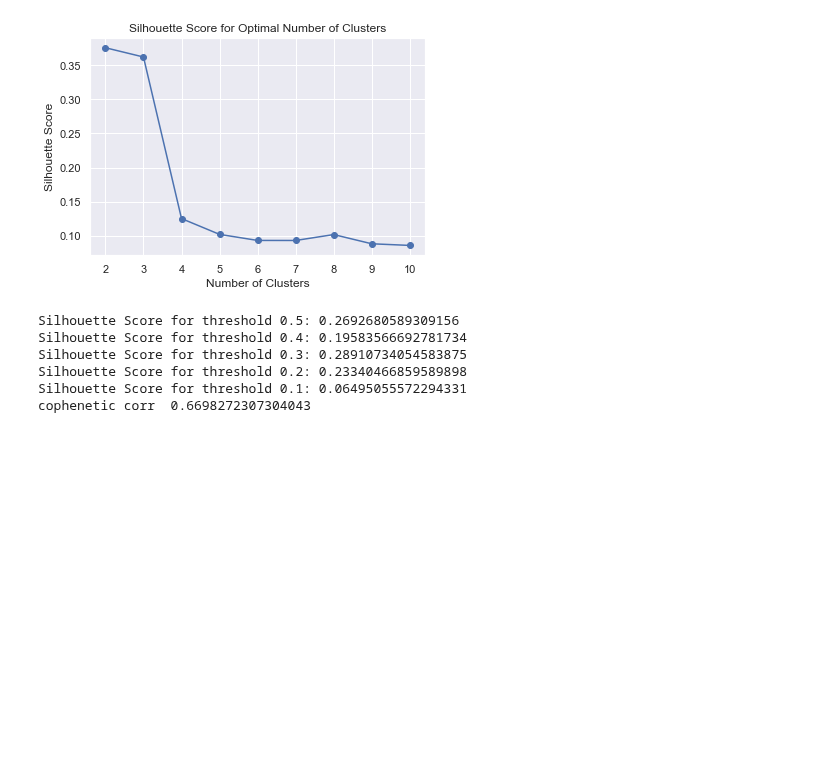
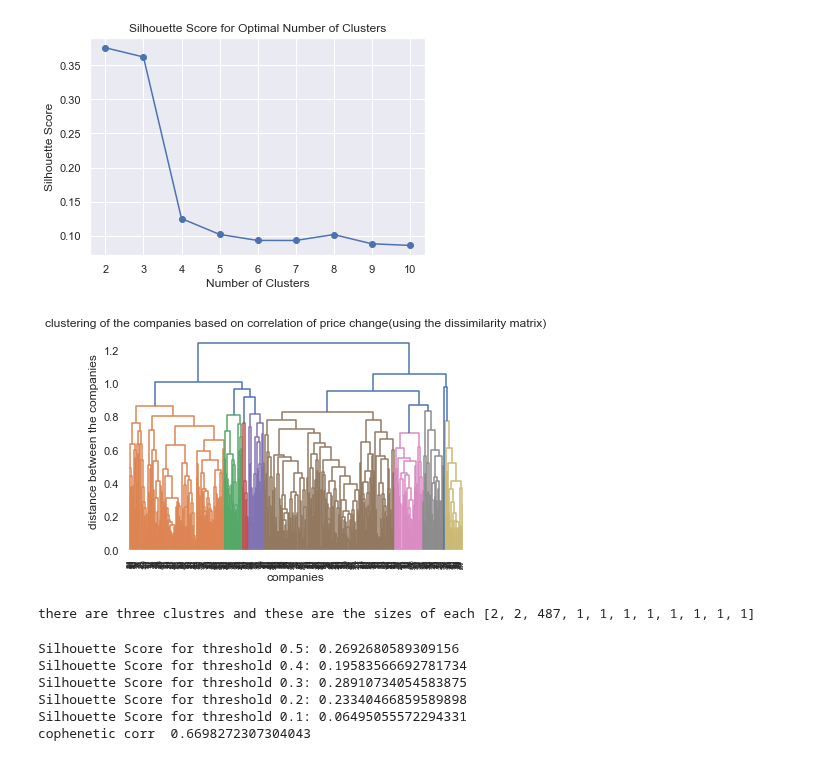
Before and after one commit to ktongk/BTT-JPMC-1, a Jupyter notebook: scrape_data_nora.ipynb, the cells around one changed output. Drawn from its saved outputs; the diff is of its cells as text; code cells hidden in the pictures; blank space fills up the shorter version.

Commit message:
need cluster number

```diff
--- a/scrape_data_nora.ipynb
+++ b/scrape_data_nora.ipynb
@@ -729,3 +727,29 @@ plt.ylabel('Silhouette Score')
 plt.show()
 # %% [output]
 [figure]
+# %%
+complete_linkage = linkage(squareform(dissimilarity), method = 'complete')
+dendrogram = dendrogram(complete_linkage)
+
+plt.xlabel("companies")
+plt.ylabel("distance between the companies")
+
+plt.title("clustering of the companies based on correlation of price change(using the dissimilarity matrix)")
+plt.show()
+# %% [output]
+[figure, added]
+# %%
+
+labels = fcluster(Z, .55, criterion='distance')
+silhouette_avg = silhouette_score(dissimilarity, labels, metric='precomputed')
+num_clusters = len(set(labels))
+
+
+unique_labels = np.unique(labels)
+cluster_sizes = [np.sum(labels == label) for label in unique_labels]
+
+# Calculate the ratio of cluster sizes
+size_ratio = max(cluster_sizes) / min(cluster_sizes)
+print('there are three clustres and these are the sizes of each', cluster_sizes)
+# %% [output]
+there are three clustres and these are the sizes of each [2, 2, 487, 1, 1, 1, 1, 1, 1, 1, 1]
```
Also changed, not shown: parts of 3 cells of this notebook.
